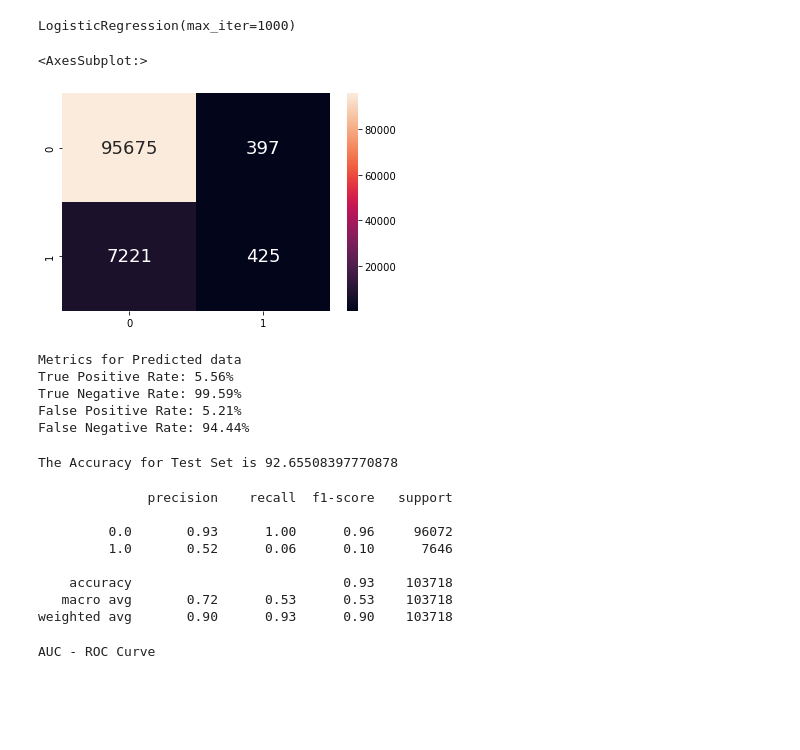
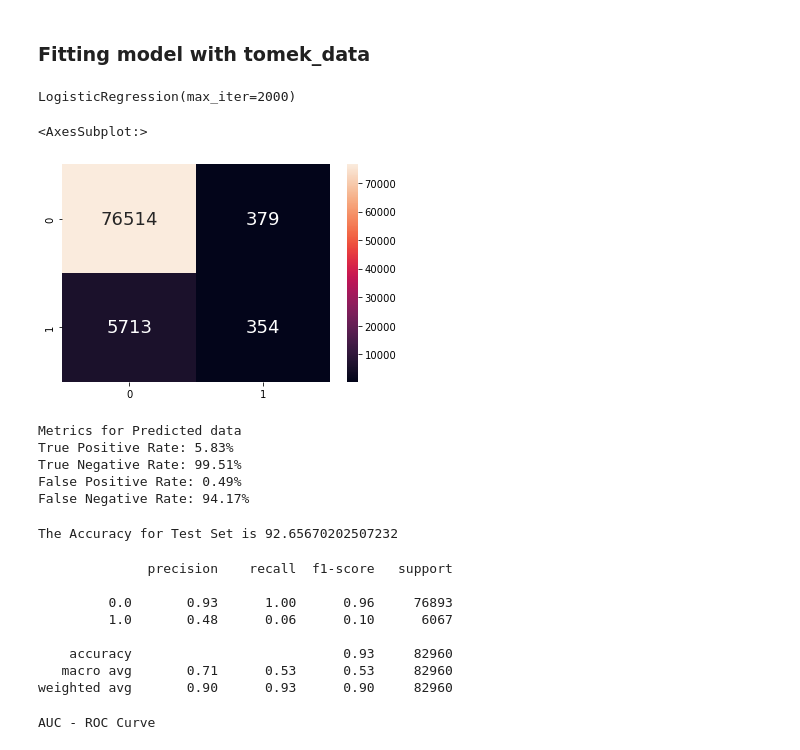
Before and after one commit to Shanzzzzz/SC1015_Mini_Project, a Jupyter notebook: ML_logistic_regression.ipynb, the cells around one changed output. Drawn from its saved outputs; the diff is of its cells as text; code cells hidden in the pictures; blank space fills up the shorter version.

```diff
--- a/ML_logistic_regression.ipynb
+++ b/ML_logistic_regression.ipynb
@@ -28,21 +107,25 @@ x = n_data["Coronary Heart Disease/Myocardial Infarction"]
+# %% [markdown]
+### Fitting model with tomek_data
+# %%
+tomek_train_x = tomek_data.drop('CHD/MI', axis=1)
+tomek_train_y = tomek_data["CHD/MI"]
 # %%
 #Traning data
-x_train, x_test, y_train, y_test = train_test_split(y, x, test_size=0.25)
-logisticRegr = LogisticRegression(max_iter = 1000)
+logisticRegr = LogisticRegression(max_iter = 2000)
+
+logisticRegr.fit(tomek_train_x, tomek_train_y)
+# %% [output]
+LogisticRegression(max_iter=2000)
-# %%
-logisticRegr.fit(x_train, y_train)
-# %% [output]
-LogisticRegression(max_iter=1000)
 # %%
-y_pred = logisticRegr.predict(x_test)
+tomek_pred_y = logisticRegr.predict(x_test)
 # %%
 #Confusion Matrix
 from sklearn.metrics import confusion_matrix
-cm =confusion_matrix(y_test, y_pred)
+cm =confusion_matrix(y_test, tomek_pred_y)
 sns.heatmap(cm, annot = True, fmt = ".0f", annot_kws={'size' :18})
 # %% [output]
 <AxesSubplot:>
-[figure, old version]
+[figure, new version]
 # %%
 #Evaluation
 print("Metrics for Predicted data")
@@ -54,33 +137,33 @@ fn = cm[1][0] # False Negatives : Good (1) predicted Bad (0)
 
 print("True Positive Rate: {x}%".format(x=round(100*tp/(tp+fn), 2)))
 print("True Negative Rate: {x}%".format(x=round(100*tn/(tn+fp), 2)))
-print("False Positive Rate: {x}%".format(x=round(100*fp/(fn+fp), 2)))
+print("False Positive Rate: {x}%".format(x=round(100*fp/(tn+fp), 2)))
 print("False Negative Rate: {x}%\n".format(x=round(100*fn/(tp+fn), 2)))
 # %% [output]
 Metrics for Predicted data
-True Positive Rate: 5.56%
-True Negative Rate: 99.59%
-False Positive Rate: 5.21%
-False Negative Rate: 94.44%
+True Positive Rate: 5.83%
+True Negative Rate: 99.51%
+False Positive Rate: 0.49%
+False Negative Rate: 94.17%
 # %%
 from sklearn.metrics import accuracy_score
-test_acc = accuracy_score(y_test, y_pred)
+test_acc = accuracy_score(y_test, tomek_pred_y)
 print("The Accuracy for Test Set is {}".format(test_acc*100))
 # %% [output]
-The Accuracy for Test Set is 92.65508397770878
+The Accuracy for Test Set is 92.65670202507232
 # %%
 # Print classification report
 from sklearn.metrics import classification_report
-print(classification_report(y_test, y_pred))
+print(classification_report(y_test, tomek_pred_y))
 # %% [output]
               precision    recall  f1-score   support
 
-         0.0       0.93      1.00      0.96     96072
-         1.0       0.52      0.06      0.10      7646
+         0.0       0.93      1.00      0.96     76893
+         1.0       0.48      0.06      0.10      6067
 
-    accuracy                           0.93    103718
-   macro avg       0.72      0.53      0.53    103718
-weighted avg       0.90      0.93      0.90    103718
+    accuracy                           0.93     82960
+   macro avg       0.71      0.53      0.53     82960
+weighted avg       0.90      0.93      0.90     82960
 # %%
 #AUC - ROC Curve
 print("AUC - ROC Curve")
```
Also changed, not shown: parts of 32 cells of this notebook.
